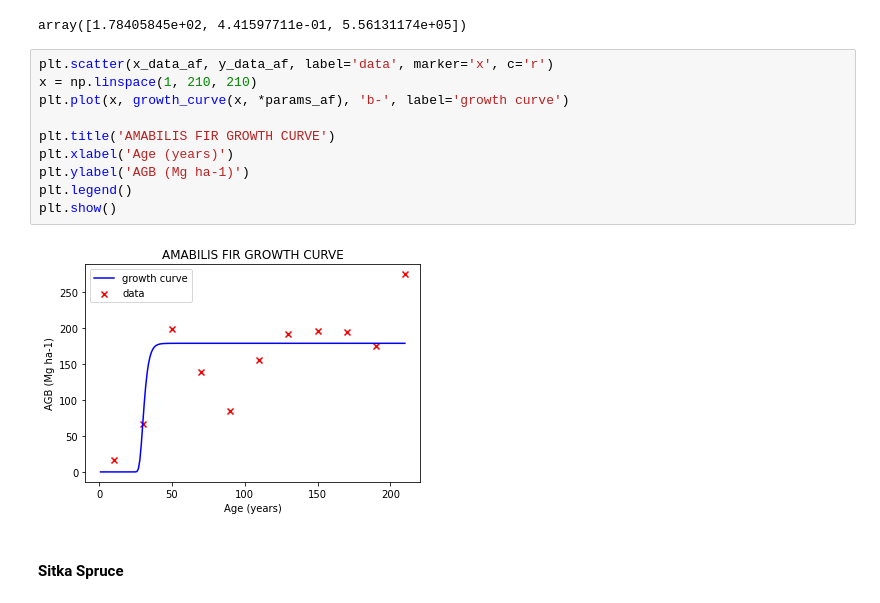
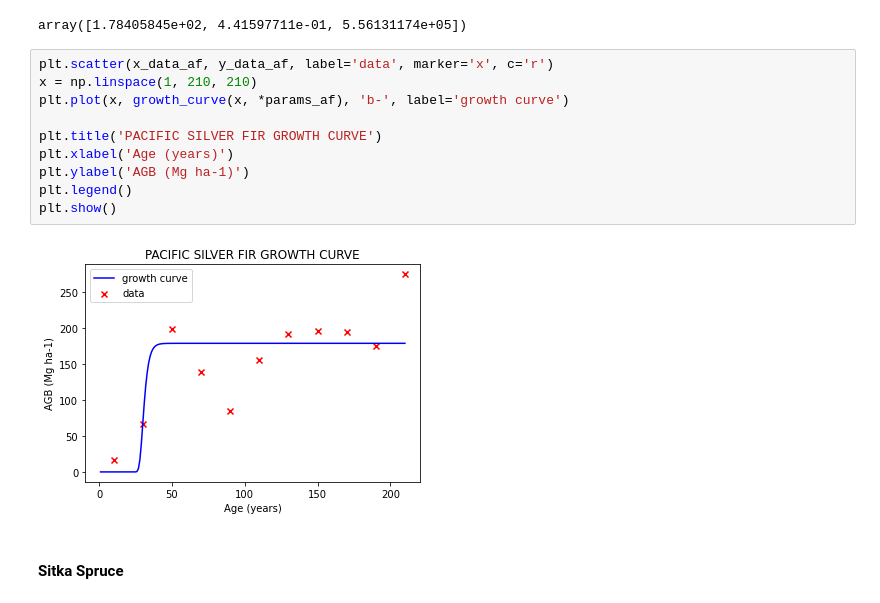
Before and after one commit to mHienp/GCBM.EmeraldEdge.Data, a Jupyter notebook: Tabular_Data/Chapman-Richards Growth Curves.ipynb, the cells around one changed output. Drawn from its saved outputs; the diff is of its cells as text.

```diff
--- a/Tabular_Data/Chapman-Richards Growth Curves.ipynb
+++ b/Tabular_Data/Chapman-Richards Growth Curves.ipynb
@@ -114,15 +140,15 @@ array([1.78405845e+02, 4.41597711e-01, 5.56131174e+05])
 # %%
 plt.scatter(x_data_af, y_data_af, label='data', marker='x', c='r')
 x = np.linspace(1, 210, 210)
 plt.plot(x, growth_curve(x, *params_af), 'b-', label='growth curve')
 
-plt.title('AMABILIS FIR GROWTH CURVE')
+plt.title('PACIFIC SILVER FIR GROWTH CURVE')
 plt.xlabel('Age (years)')
 plt.ylabel('AGB (Mg ha-1)')
 plt.legend()
 plt.show()
 # %% [output]
-[figure, old version]
+[figure, new version]
 # %% [markdown]
 #### Sitka Spruce
 # %%
```
Also changed, not shown: parts of 8 cells of this notebook.
